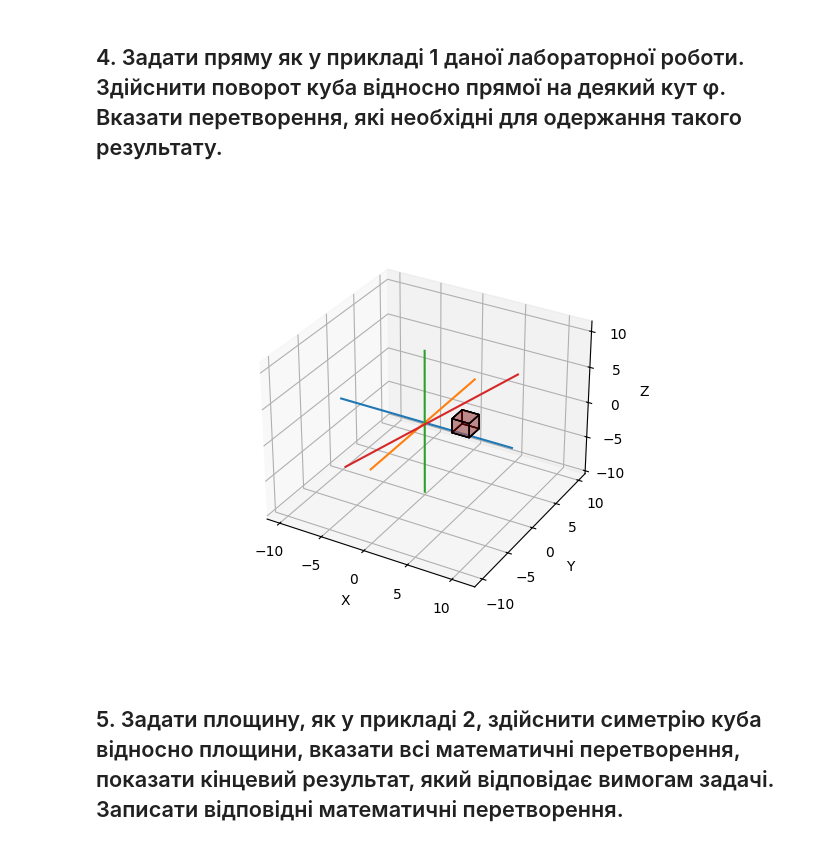
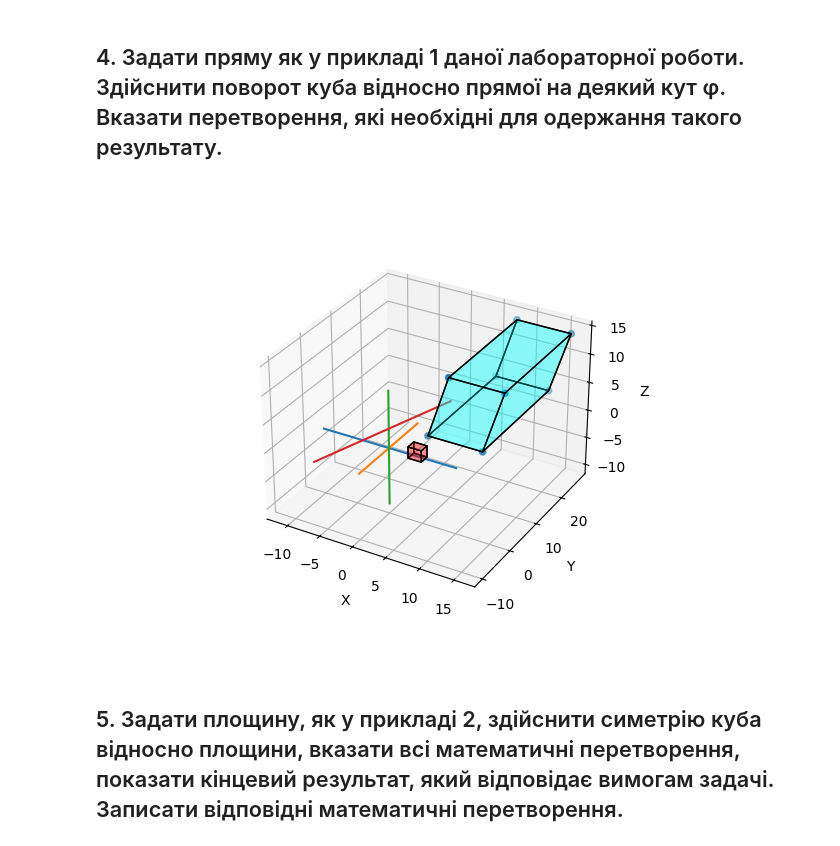
Before and after one commit to KlymentievMaksym/CompGraph, a Jupyter notebook: Lab2.ipynb, the cells around one changed output. Saved outputs shown, nothing was run; the diff lists cells and outputs as text; code cells hidden in the pictures.

```diff
--- a/Lab2.ipynb
+++ b/Lab2.ipynb
@@ -33,0 +247,16 @@ import copy
+# %%
+cube = Cube([0,0,0], 2)
+line = Line([1, 2, 3], [2, 1, 3])
+cube_rotate = cube.copy()
+line_rotate = line.copy()
+lst_of_all_needed_matrix = [line.move_matrix,
+                          line.matrix_x,
+                          line.matrix_y,
+                          line.matrix_z,
+                          line.matrix_back_y,
+                          line.matrix_back_x,
+                          line.move_back_matrix]
+for matrix in lst_of_all_needed_matrix:
+    cube_rotate.apply_matrix(matrix)
+    line_rotate.apply_matrix(matrix)
+    cube_rotate.plot3d(True, line_rotate)
@@ -284,11 +620,14 @@ cube_z.plot3d(True)
 # %% [markdown]
 ## 4. Задати пряму як у прикладі 1 даної лабораторної роботи. Здійснити поворот куба відносно прямої на деякий кут φ. Вказати перетворення, які необхідні для одержання такого результату.
 # %%
-line = Line([-1, -1, 0],[1, 0, 1])
-line.phi(np.pi)
-cube.plot3d(True, line)
+line = Line([1, 2, 3],[2, 1, 3])
+line.find_all_matrix()
+line.phi(np.pi/2)
+cube_rotate = cube.copy()
+cube_rotate.rotate(line)
+cube_rotate.plot3d(True, line)
 # %% [output]
-[figure, old version]
+[figure, new version]
 # %% [markdown]
 ## 5. Задати площину, як у прикладі 2, здійснити симетрію куба відносно площини, вказати всі математичні перетворення, показати кінцевий результат, який відповідає вимогам задачі. Записати відповідні математичні перетворення.
 # %% [markdown]
```
Also changed, not shown: parts of 10 cells of this notebook.
